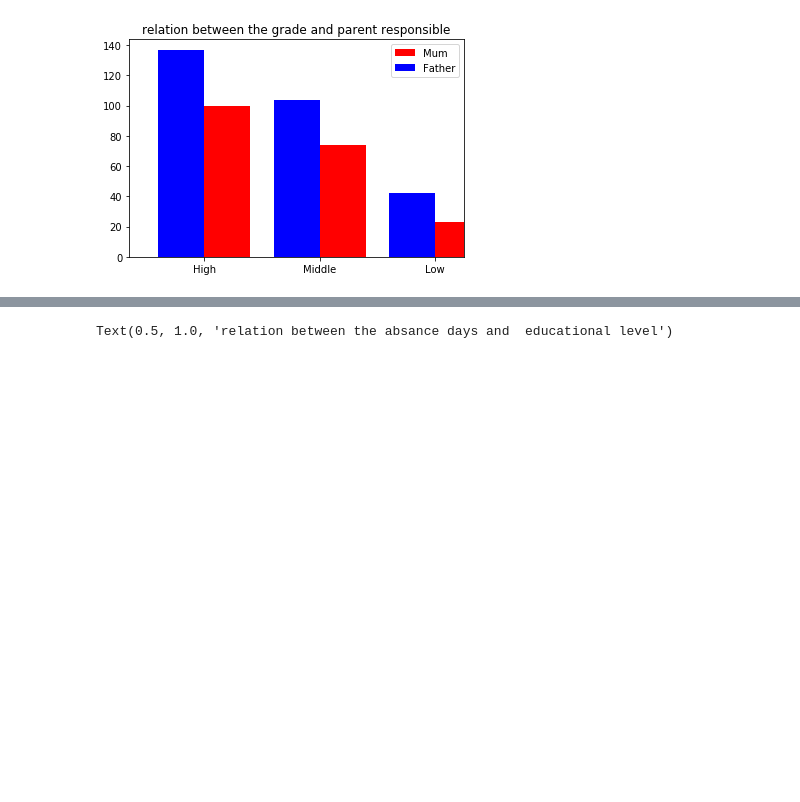
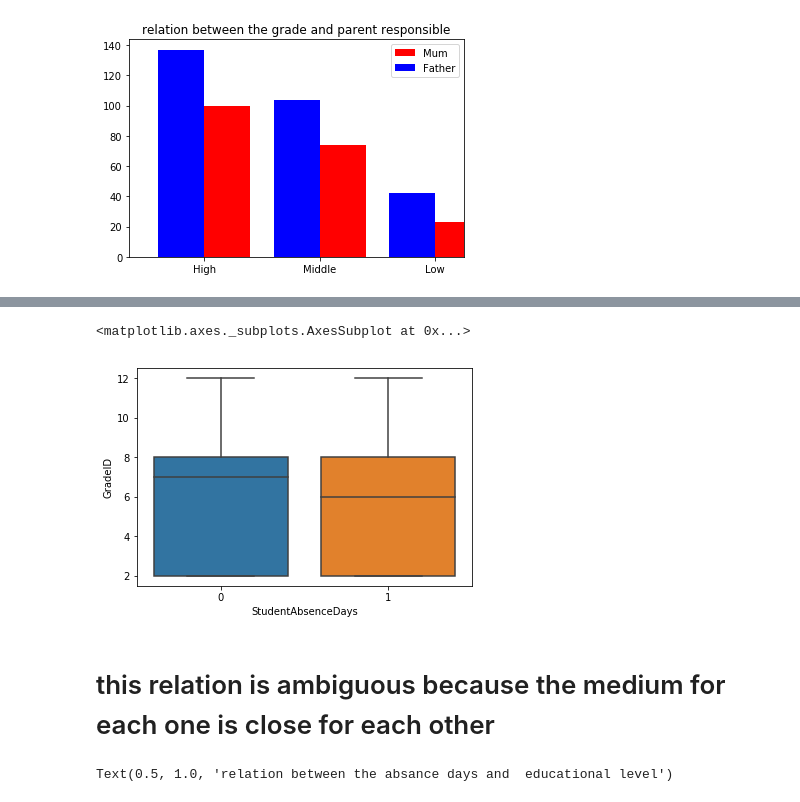
Before and after one commit to basilatawneh/Students-Academic-Performance-Dataset-xAPI-Edu-Data-, a Jupyter notebook: Untitled.ipynb, the cells around one changed output, grey strips where cells are left out. Drawn from its saved outputs; the diff is of its cells as text; code cells hidden in the pictures; blank space fills up the shorter version.

```diff
--- a/Untitled.ipynb
+++ b/Untitled.ipynb
@@ -148,3 +157,12 @@ Text(0.5, 1.0, 'relation between the grade and parent responsible')
+# %%
+ax = sns.boxplot(x="StudentAbsenceDays", y="GradeID", data=data)#,order=["under-7 days", "above-7 days"])
+#ax = sns.swarmplot(x="StudentAbsenceDays", y="VisITedResources", data=data, color=".25")
+ax
+# %% [output]
+<matplotlib.axes._subplots.AxesSubplot at 0x...>
+[figure, added]
+# %% [markdown]
+# this relation is ambiguous because the medium for each one is close for each other
 # %%
 ax=data.StageID[data.StudentAbsenceDays==0].value_counts().plot(kind="bar",position=0,color='r',width=0.4)
 data.StageID[data.StudentAbsenceDays==1].value_counts().plot(kind="bar",position=1,color='b',width=0.4)
```
Also changed, not shown: parts of 16 cells of this notebook.
